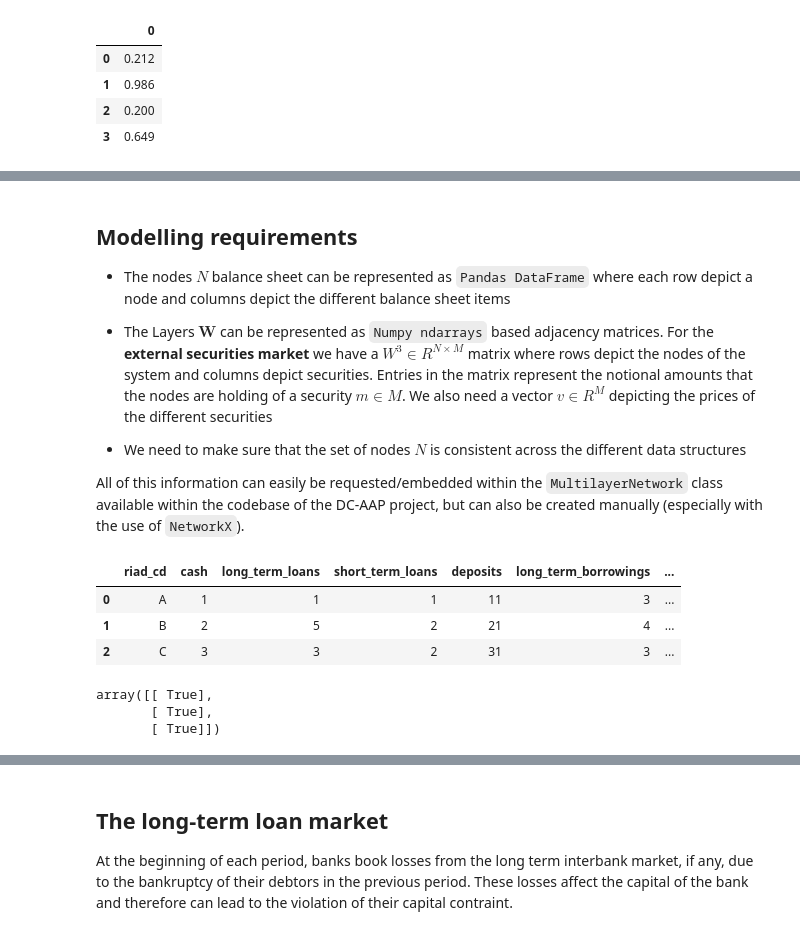
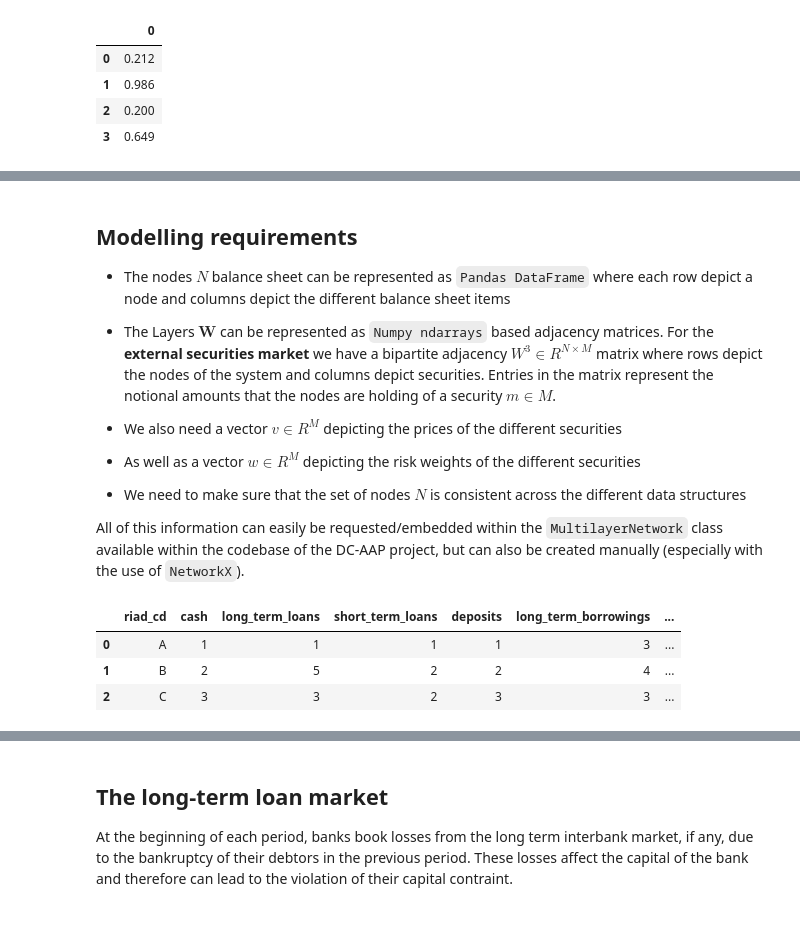
Before and after one commit to iliasaarabecb/adhoc_tasks, a Jupyter notebook: local_clearing_vectors.ipynb, the cells around one changed output, grey strips where cells are left out. Cells and saved outputs as stored; diff of their text form; code cells hidden in the pictures.

```diff
--- a/local_clearing_vectors.ipynb
+++ b/local_clearing_vectors.ipynb
@@ -963,7 +959,11 @@ When a node $i$ goes into default the following happens:
 
 - The nodes $N$ balance sheet can be represented as `Pandas DataFrame` where each row depict a node and columns depict the different balance sheet items
 
-- The Layers $\bm{W}$ can be represented as `Numpy ndarrays` based adjacency matrices. For the __external securities market__ we have a $W^3 \in R^{N \times M}$ matrix where rows depict the nodes of the system and columns depict securities. Entries in the matrix represent the notional amounts that the nodes are holding of a security $m \in M$. We also need a vector $v \in R^M$ depicting the prices of the different securities
+- The Layers $\bm{W}$ can be represented as `Numpy ndarrays` based adjacency matrices. For the __external securities market__ we have a bipartite adjacency $W^3 \in R^{N \times M}$ matrix where rows depict the nodes of the system and columns depict securities. Entries in the matrix represent the notional amounts that the nodes are holding of a security $m \in M$.
+
+- We also need a vector $v \in R^M$ depicting the prices of the different securities
+
+- As well as a vector $w \in R^M$ depicting the risk weights of the different securities
 
 - We need to make sure that the set of nodes $N$ is consistent across the different data structures
 
@@ -971,42 +971,42 @@ All of this information can easily be requested/embedded within the `MultilayerN
 # %%
 # ## With the MultilayerNetwork class
 # from utils.parser import Parser
 # parser = Parser(lab_nabe = "lab_prj_sds")
 # parser.read_nodes(tbl_name_nodes)
 # parser.read_layers(tbl_name_edges)
 # G = parser.get_multiplex(layers = "all" # returns MultilayerNetwork object)
 
 ## Manually with dummy data
 # ---------------------------------
 # balance sheet info
 df_nodes = pd.DataFrame(
     {"riad_cd": list("ABC"),
     "cash": [1, 2, 3],
     "long_term_loans": [1, 5, 3],
     "short_term_loans": [1, 2, 2],
-    "deposits": [11, 21, 31],
+    "deposits": [1, 2, 3],
     "long_term_borrowings": [3, 4, 3],
     "short_term_borrowings": [3, 1, 1],
-    "capital": [10, 5, 30],
+    "capital": [3, 5, 2],
     "total_assets": [12, 13, 16],
-    "total_liabilities": [15, 13, 19],
+    "total_liabilities": [12-3, 13-5, 16-2],
     "risk_weighted_assets": [21, 26, 30]
     }
 )
 # layers: N=3 M=2
 W_lt = np.array([ [0, 5, 6], [7, 0, 8], [9, 10, 0] ])
 W_st = np.array([ [0, 3, 0], [4, 0, 1], [0, 5, 0] ])
 W_sec = np.array([ [1, 2], [0, 1], [3, 0] ])
-v = np.array([.5, .75]).reshape(-1,1)
-w = np.array([1, 1]).reshape(-1,1)
-alpha = np.ones(2).reshape(-1,1)*0.2
+v = np.array([.5, .75])
+w = np.array([1, 1])
+alpha = np.ones(2)*0.2
 df_nodes["securities_portfolio"] = np.dot(W_sec, v)
 df_nodes.head()
 # %% [output]
 |  | riad_cd | cash | long_term_loans | short_term_loans | deposits | long_term_borrowings | ... |
-| 0 | A | 1 | 1 | 1 | 11 | 3 | ... |
-| 1 | B | 2 | 5 | 2 | 21 | 4 | ... |
-| 2 | C | 3 | 3 | 2 | 31 | 3 | ... |
+| 0 | A | 1 | 1 | 1 | 1 | 3 | ... |
+| 1 | B | 2 | 5 | 2 | 2 | 4 | ... |
+| 2 | C | 3 | 3 | 2 | 3 | 3 | ... |
 # %%
 # Params
 ALPHA = 0.2
@@ -1029,7 +1027 @@ violation_liquidity = df_nodes.cash < BETA*(df_nodes.short_term_borrowings + df_
 violation_repayment = p < f
-# %%
-repayment_violation
-# %% [output]
-array([[ True],
-       [ True],
-       [ True]])
```
Also changed, not shown: parts of 25 cells of this notebook.
